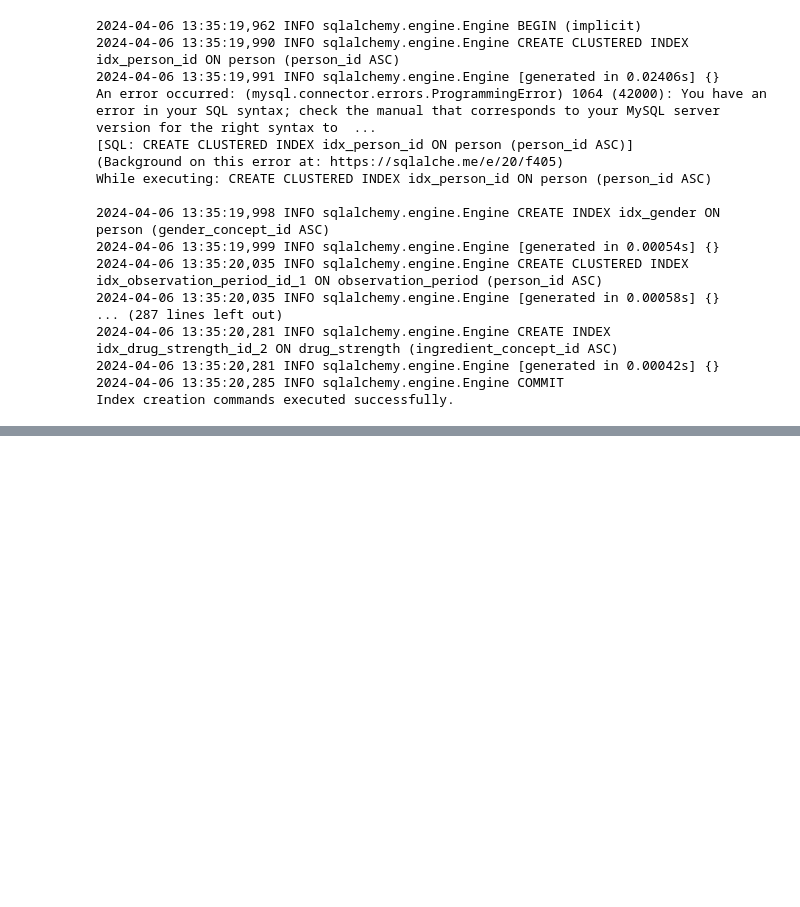
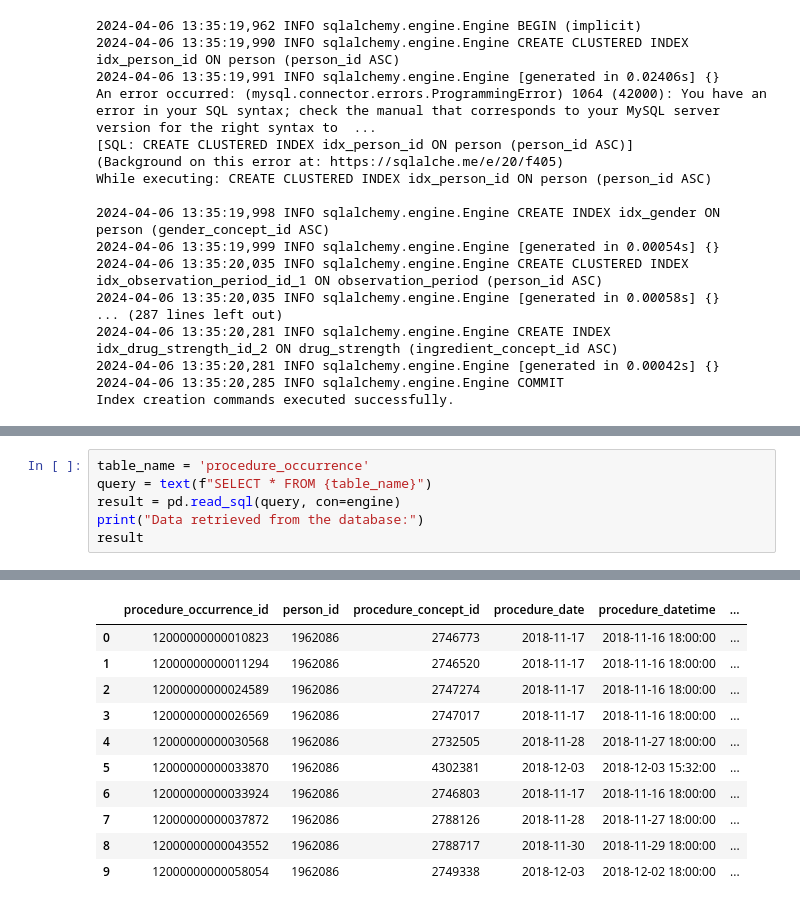
Before and after one commit to kawseribn/COMP5400_Project, a Jupyter notebook: test.ipynb, the cells around one changed output, grey strips where cells are left out. Drawn from its saved outputs; the diff is of its cells as text; blank space fills up the shorter version.

```diff
--- a/test.ipynb
+++ b/test.ipynb
@@ -428,0 +594,7 @@ Data retrieved from the database:
+# %%
+table_name = 'procedure_occurrence'
+query = text(f"SELECT * FROM {table_name}")
+result = pd.read_sql(query, con=engine)
+print("Data retrieved from the database:")
+result
+# %% [output]
@@ -428,0 +606,11 @@ Data retrieved from the database:
+|  | procedure_occurrence_id | person_id | procedure_concept_id | procedure_date | procedure_datetime | ... |
+| 0 | 12000000000010823 | 1962086 | 2746773 | 2018-11-17 | 2018-11-16 18:00:00 | ... |
+| 1 | 12000000000011294 | 1962086 | 2746520 | 2018-11-17 | 2018-11-16 18:00:00 | ... |
+| 2 | 12000000000024589 | 1962086 | 2747274 | 2018-11-17 | 2018-11-16 18:00:00 | ... |
+| 3 | 12000000000026569 | 1962086 | 2747017 | 2018-11-17 | 2018-11-16 18:00:00 | ... |
+| 4 | 12000000000030568 | 1962086 | 2732505 | 2018-11-28 | 2018-11-27 18:00:00 | ... |
+| 5 | 12000000000033870 | 1962086 | 4302381 | 2018-12-03 | 2018-12-03 15:32:00 | ... |
+| 6 | 12000000000033924 | 1962086 | 2746803 | 2018-11-17 | 2018-11-16 18:00:00 | ... |
+| 7 | 12000000000037872 | 1962086 | 2788126 | 2018-11-28 | 2018-11-27 18:00:00 | ... |
+| 8 | 12000000000043552 | 1962086 | 2788717 | 2018-11-30 | 2018-11-29 18:00:00 | ... |
+| 9 | 12000000000058054 | 1962086 | 2749338 | 2018-12-03 | 2018-12-02 18:00:00 | ... |
```
Also changed, not shown: parts of 12 cells of this notebook, 10 other files.
